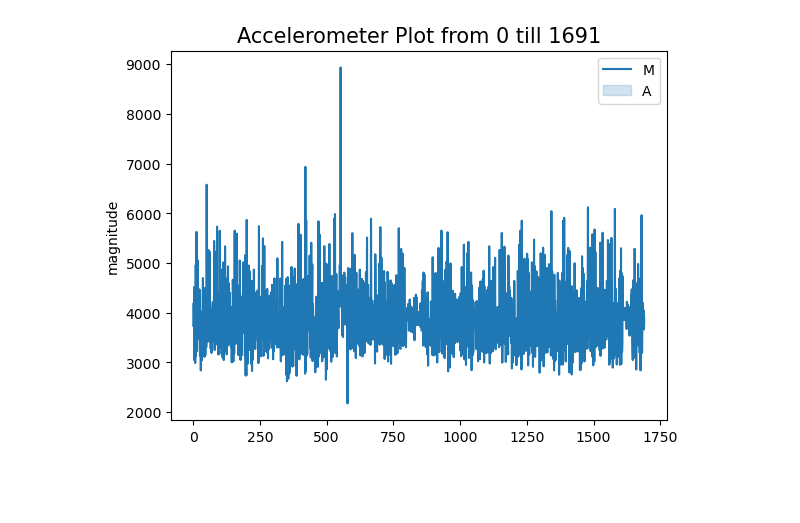
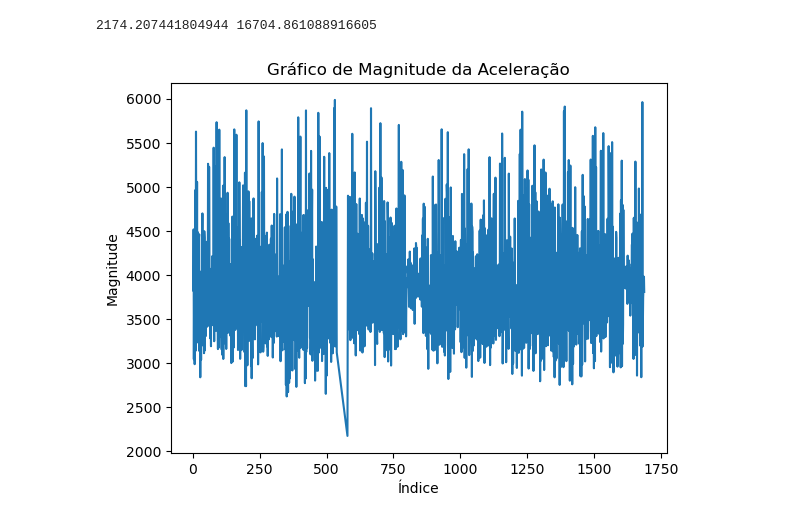
Before and after one commit to juliaborgess18/classificador-de-padroes-de-mobilidade, a Jupyter notebook: src/classificador.ipynb, the cells around one changed output. Drawn from its saved outputs; the diff is of its cells as text; code cells hidden in the pictures; blank space fills up the shorter version.

```diff
--- a/src/classificador.ipynb
+++ b/src/classificador.ipynb
@@ -17,34 +13,21 @@ arquivo = "..\\dataset\\Andando-PausasNãoMarcadas.csv"
 
 # Leitura dos dados de acordo com a extensão do arquivo
 df = LeituraDados.resultado(arquivo)
-# %%
-# Cálculo da norma Euclidiana para transformar os valores de aceleração em um número representativo
-df['MAGNITUDE_ACEL'] = np.sqrt(df['X']**2 + df['Y']**2 + df['Z']**2)
+# %%
+# Adicionar coluna de cálculo da Magnitude da aceleração
+df = CalculaNormaEuclidiana.resultado(df)
 # %%
 # Obtendo valor mínimo e máximo da magnitude de aceleração
 valor_minimo = MinimoMaximoDados.resultado(df['MAGNITUDE_ACEL'])[0]
 valor_maximo = MinimoMaximoDados.resultado(df['MAGNITUDE_ACEL'])[1]
+print(valor_minimo, valor_maximo)
+# %% [output]
+2174.207441804944 16704.861088916605
-# %%
-import seaborn as sns
-def plot(df,start,end,showx=False,showy=False,showz=False,showTotal=True):
-    legend_lst=[]
-    if(showx):
-        sns.lineplot(y = 'X', x = df.index[start:end], data = df[start:end])
-        legend_lst+='X'
-    if(showy):
-        sns.lineplot(y = 'Y', x = df.index[start:end], data = df[start:end])
-        legend_lst+='Y'
-    if(showz):
-        sns.lineplot(y = 'Z', x = df.index[start:end], data = df[start:end])
-        legend_lst+='Z'
-    if(showTotal):
-        sns.lineplot(y = 'MAGNITUDE_ACEL', x = df.index[start:end], data = df[start:end])
-        legend_lst+='MAGNITUDE_ACEL'
-    plt.legend(legend_lst)
-    plt.ylabel("magnitude")
-    plt.title("Accelerometer Plot from "+str(start)+" till "+str(end), fontsize = 15)
-    plt.show()
-
-plot(df,0,df.index[-1])
-# %% [output]
-[figure, removed]
+# %%
+# Cálculo de Z-Score para retirar os outliers dos dados
+df = CalculaZScore.resultado(df)
+# %%
+# Gráfico da aceleração com os dados já tratados
+GeraGraficoMagnitudeAceleracao.resultado(df)
+# %% [output]
+[figure, added]
```
Also changed, not shown: parts of 2 cells of this notebook, 4 other files.
